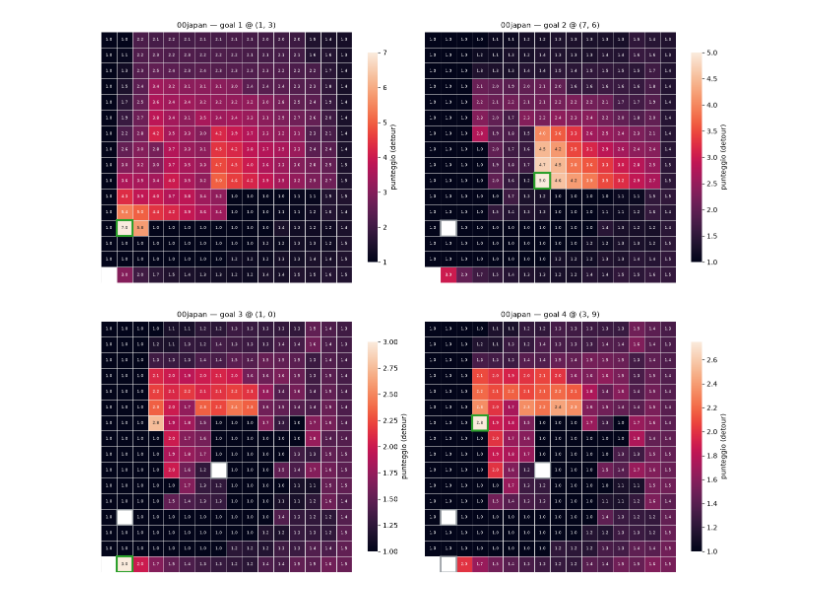
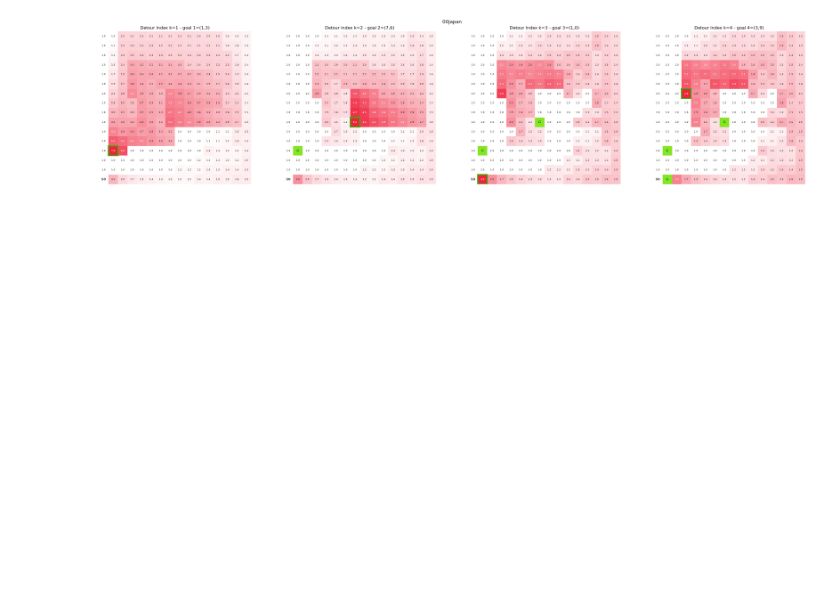
Before and after one commit to FrancescoGuarda/Rob-26-MazeSolver, a Jupyter notebook: notebooks/goals_analysis.ipynb, the cells around one changed output. Cells and saved outputs as stored; diff of their text form; code cells hidden in the pictures; blank space fills up the shorter version.

Commit message:
updated goals_analysis

```diff
--- a/notebooks/goals_analysis.ipynb
+++ b/notebooks/goals_analysis.ipynb
@@ -52,17 +42,20 @@ irraggiungibili). L'origine `(0,0)` è in **basso a sinistra**.
 # %%
-import seaborn as sns
+from matplotlib.colors import LinearSegmentedColormap
+from matplotlib.patches import Rectangle
 
 from src.goal_placement import (
     bfs_distance_map, detour_map, argmax_cell, _combine_min,
 )
 
+WHITE_RED = LinearSegmentedColormap.from_list("white_red", ["white", "#ef233c"])
+
 
 def goal_score_panels(wall_matrix, width, height, start, k):
-    """Mappa di punteggio che seleziona ogni goal 1..k di place_goals.
+    """Score maps place_goals uses to pick each goal 1..k.
 
-    Restituisce una lista di (i, score_map, goal, prev_goals): al passo i la
-    score_map è quella il cui argmax è `goal`; prev_goals sono i goal scelti ai
-    passi precedenti (per contestualizzare l'accumulo).
+    Returns a list of (i, score_map, goal, prev_goals): at step i the
+    score_map's argmax is `goal`; prev_goals are the goals chosen at
+    previous steps (for context).
     """
     det_start = detour_map(bfs_distance_map(wall_matrix, width, height, start),
                            start, width, height)
@@ -72,55 +65,58 @@ def goal_score_panels(wall_matrix, width, height, start, k):
     panels = []
     for i in range(1, k + 1):
         score_map = det_start if len(det_maps) == 1 else _combine_min(det_maps, width, height)
-        goal, _ = argmax_cell(score_map, width, height, excluded)
+        goal, _ = argmax_cell(score_map, width, height, excluded) # type: ignore
         panels.append((i, score_map, goal, list(chosen)))
         excluded.add(goal)
         chosen.append(goal)
         det_maps.append(detour_map(bfs_distance_map(wall_matrix, width, height, goal),
                                    goal, width, height))
     return panels
 
 
-def show_heatmap(ax, score_map, goal, prev_goals, title):
-    """Heatmap seaborn della mappa di punteggio; goal scelto in verde, i goal
-    dei passi precedenti con contorno grigio. y=0 in basso."""
+def show_heatmap(ax, score_map, goal, prev_goals, start, title):
+    """Heatmap of the score map: previous goals in light green (labeled G),
+    current goal outlined in a richer green, start labeled S0. y=0 at bottom."""
     m = np.array(score_map, dtype=float)
     h, w = m.shape
-    flip = m[::-1]                       # riga 0 (y=0) va in basso
+    flip = m[::-1]                       # row 0 (y=0) at the bottom
     mask = np.isnan(flip)
     labels = np.where(mask, "", np.round(flip, 1).astype("U8"))
-    sns.heatmap(flip, ax=ax, cmap="rocket", mask=mask,
+    sns.heatmap(flip, ax=ax, cmap=WHITE_RED, mask=mask,
                 annot=labels, fmt="", annot_kws={"fontsize": 6},
-                cbar=True, cbar_kws={"shrink": .7, "label": "punteggio (detour)"},
-                linewidths=.5, linecolor="#f2f2f2",
+                cbar=False,
+                linewidths=.5, linecolor="#f2f2f200",
                 square=True, xticklabels=False, yticklabels=False)
-    for px, py in prev_goals:            # goal gia' piazzati: contorno grigio
-        ax.add_patch(plt.Rectangle((px, h - 1 - py), 1, 1, fill=False,
-                                   edgecolor="#9aa0a6", lw=2))
-    gx, gy = goal                        # goal scelto a questo passo: verde
-    ax.add_patch(plt.Rectangle((gx, h - 1 - gy), 1, 1, fill=False,
-                               edgecolor="#2ca02c", lw=3))
+    for px, py in prev_goals:            # previously placed goals: light green fill + label
+        ax.add_patch(Rectangle((px, h - 1 - py), 1, 1, fill=True,
+                                   facecolor="#70e000", edgecolor="none",
+                                   alpha=0.85, zorder=5))
+        ax.text(px + 0.5, h - 1 - py + 0.5, "G", ha="center", va="center",
+                fontsize=8, fontweight="bold", color="#008000", zorder=6)
+    gx, gy = goal                        # goal chosen at this step: richer green outline only
+    ax.add_patch(Rectangle((gx, h - 1 - gy), 1, 1, fill=False,
+                               edgecolor="#38b000", lw=3, zorder=5))
+    sx, sy = start                       # start cell: labeled S0
+    ax.text(sx + 0.5, h - 1 - sy + 0.5, "S0", ha="center", va="center",
+            fontsize=8, fontweight="bold", color="#333333", zorder=6)
     ax.set_title(title, fontsize=11)
 
 
-# --- scegli qui il maze e quanti goal ricostruire (k >= 2) ---
+# --- choose maze and how many goals to reconstruct (k >= 2) ---
 MAZE = "00japan"
 K = 4
 
 wm, w, h = parse_maze(str(MAZES_DIR / f"{MAZE}.txt"))
 panels = goal_score_panels(wm, w, h, START, K)
 
-ncols = 2
-nrows = (len(panels) + ncols - 1) // ncols
-fig, axes = plt.subplots(nrows, ncols,
-                         figsize=(ncols * (0.32 * w + 1.5), nrows * (0.32 * h + 1)))
+fig, axes = plt.subplots(1, len(panels),
+                         figsize=(len(panels) * (0.32 * w + 1.5), 0.32 * h + 1))
 for ax, (i, score_map, goal, prev_goals) in zip(axes.flat, panels):
-    show_heatmap(ax, score_map, goal, prev_goals,
-                 f"{MAZE} — goal {i} @ {goal}")
-for ax in axes.flat[len(panels):]:       # spegni eventuali riquadri in eccesso
-    ax.axis("off")
+    show_heatmap(ax, score_map, goal, prev_goals, START,
+                 f"Detour index k={i} - goal {i}=({goal[0]},{goal[1]})")
+fig.suptitle(MAZE)
 fig.tight_layout()
 plt.show()
 # %% [output]
-[figure, old version]
+[figure, new version]
 # %% [markdown]
```
Also changed, not shown: parts of 7 cells of this notebook.
